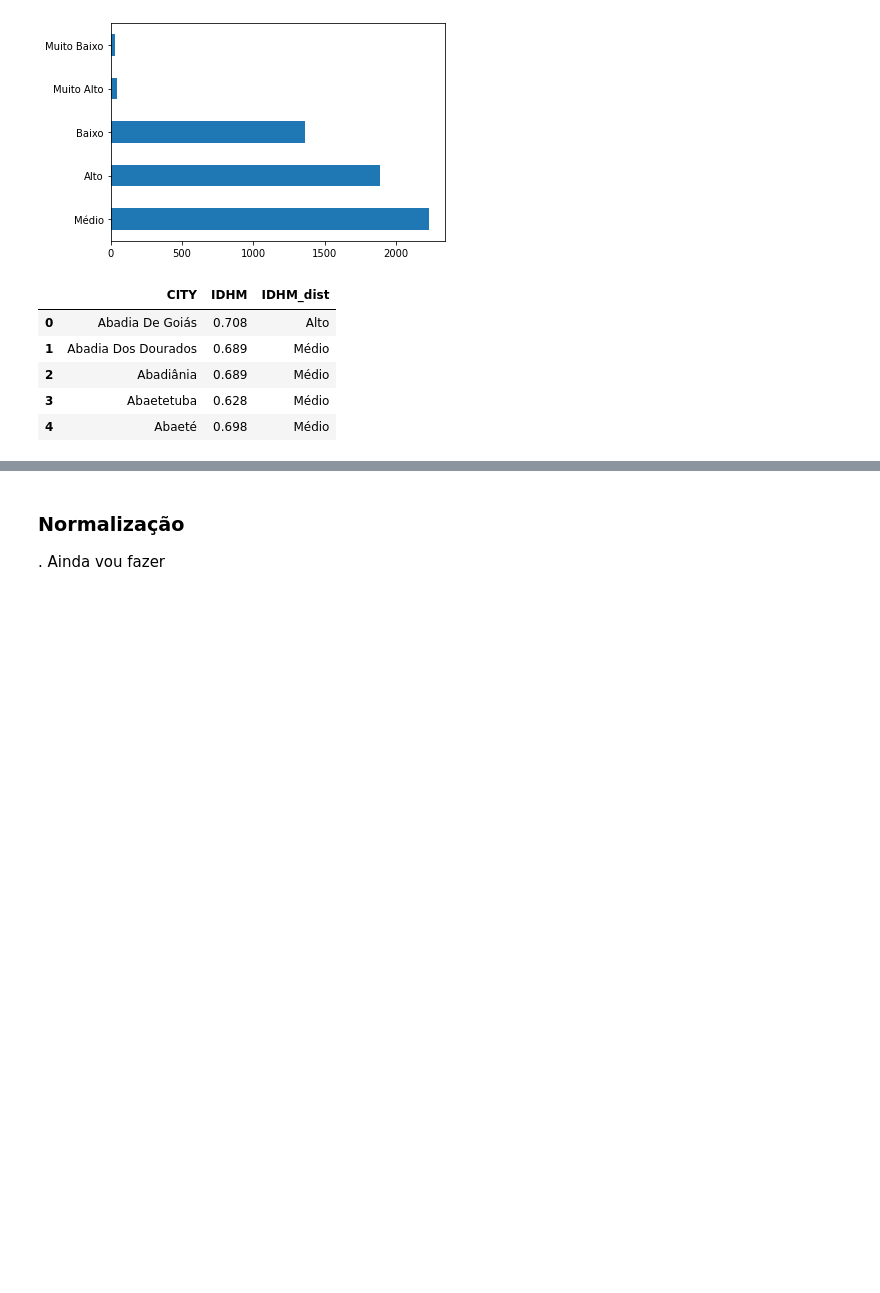
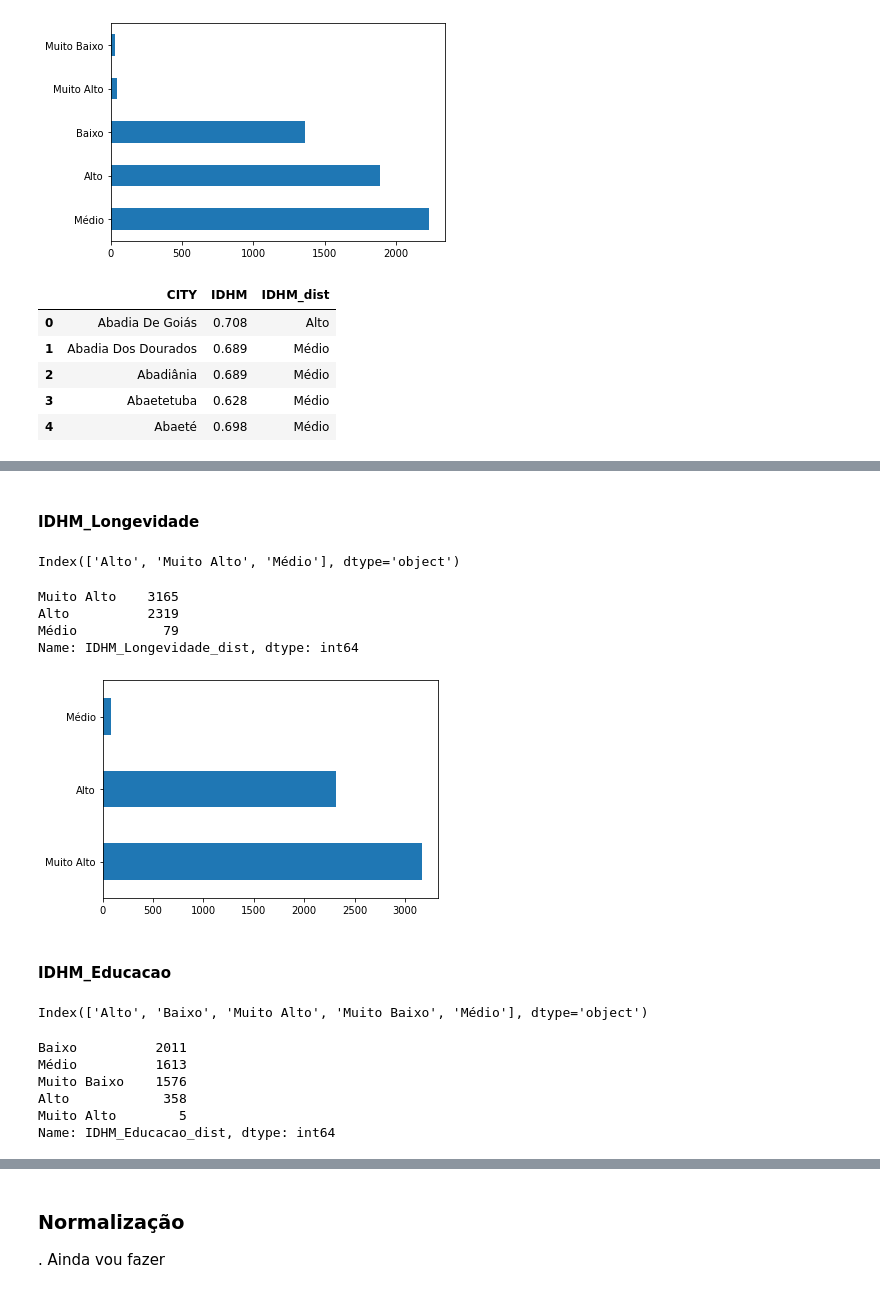
Before and after one commit to leydsonbarros/Brazilian_Cities, a Jupyter notebook: brazilian_cities.ipynb, the cells around one changed output, grey strips where cells are left out. Cells and saved outputs as stored; diff of their text form; code cells hidden in the pictures; blank space fills up the shorter version.

```diff
--- a/brazilian_cities.ipynb
+++ b/brazilian_cities.ipynb
@@ -273,0 +352,2 @@ df_brazil[['CITY','IDHM','IDHM_dist']].head()
+# %% [markdown]
+#### IDHM_Longevidade
@@ -273,0 +363,18 @@ df_brazil[['CITY','IDHM','IDHM_dist']].head()
+# %%
+df_brazil['IDHM_Longevidade_dist'].cat.categories
+# %% [output]
+Index(['Alto', 'Muito Alto', 'Médio'], dtype='object')
+# %%
+df_brazil['IDHM_Longevidade_dist'].value_counts()
+# %% [output]
+Muito Alto    3165
+Alto          2319
+Médio           79
+Name: IDHM_Longevidade_dist, dtype: int64
+# %%
+df_brazil['IDHM_Longevidade_dist'].value_counts().plot(kind='barh')
+plt.show()
+# %% [output]
+[figure, added]
+# %% [markdown]
+#### IDHM_Educacao
@@ -273,0 +390,13 @@ df_brazil[['CITY','IDHM','IDHM_dist']].head()
+# %%
+df_brazil['IDHM_Educacao_dist'].cat.categories
+# %% [output]
+Index(['Alto', 'Baixo', 'Muito Alto', 'Muito Baixo', 'Médio'], dtype='object')
+# %%
+df_brazil['IDHM_Educacao_dist'].value_counts()
+# %% [output]
+Baixo          2011
+Médio          1613
+Muito Baixo    1576
+Alto            358
+Muito Alto        5
+Name: IDHM_Educacao_dist, dtype: int64
```
Also changed, not shown: parts of 76 cells of this notebook.
